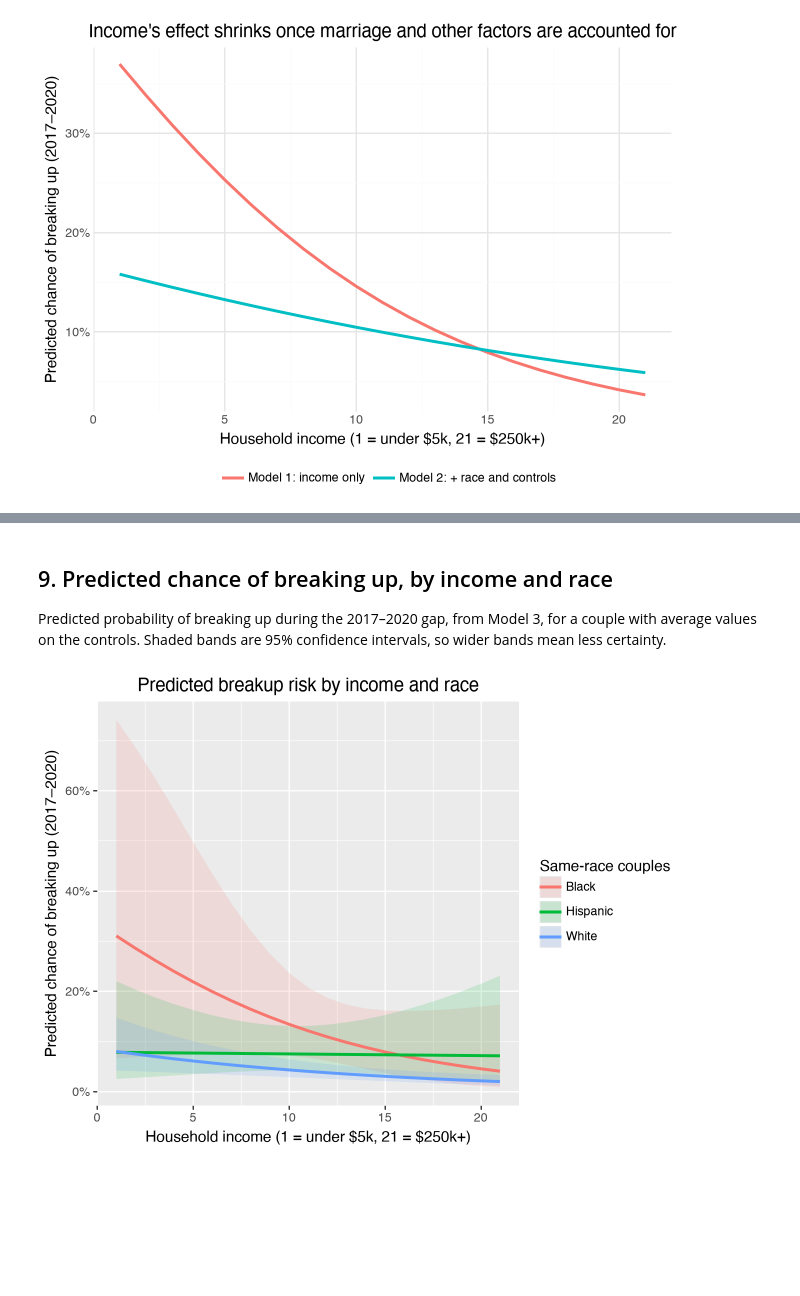
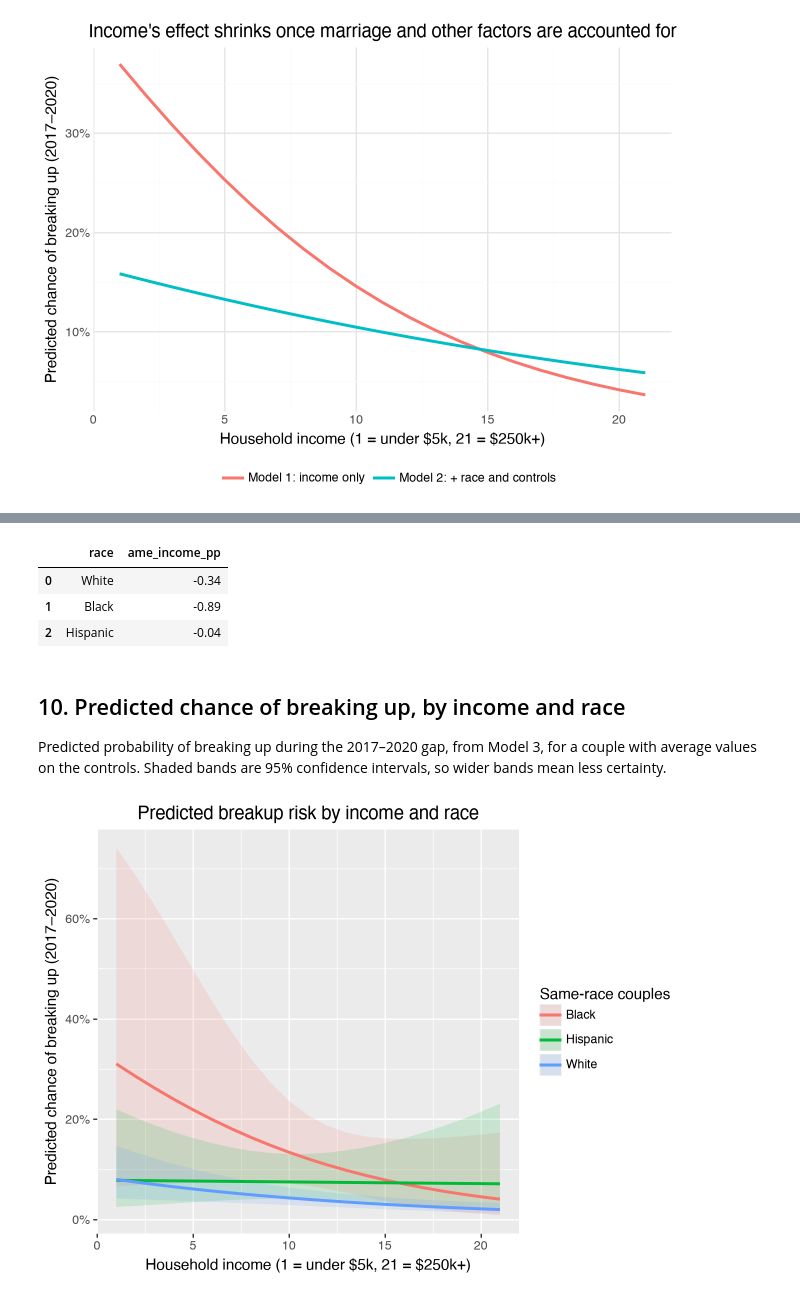
Before and after one commit to janellesoh/hs4002-dalmation-2026, a Jupyter notebook: code/04_analysis.ipynb, the cells around one changed output, grey strips where cells are left out. Saved outputs shown, nothing was run; the diff lists cells and outputs as text; code cells hidden in the pictures; blank space fills up the shorter version.

```diff
--- a/code/04_analysis.ipynb
+++ b/code/04_analysis.ipynb
@@ -252,12 +343,14 @@ test (Model 2 vs Model 3), and a Wald test that also accounts for the clustering
 from scipy.stats import chi2
 
 m3 = smf.logit(f"broke_up ~ income_ordinal * black + income_ordinal * hispanic + {controls}", data=main).fit(
-    disp=False, cov_type="cluster", cov_kwds={"groups": main["caseid_new"]}
-)
+m3 = smf.logit(
+    f"broke_up ~ income_ordinal * black + income_ordinal * hispanic"
+    f" + educ_ordinal * black + educ_ordinal * hispanic + {controls}", data=main
+).fit(disp=False, cov_type="cluster", cov_kwds={"groups": main["caseid_new"]})
 print(m3.summary())
 
-# Do the two interaction terms improve the model?
 lr = 2 * (m3.llf - m2.llf)
-print(f"\nLikelihood-ratio test: LR = {lr:.2f}, p = {chi2.sf(lr, 2):.3f}")
-print(m3.wald_test("income_ordinal:black = 0, income_ordinal:hispanic = 0", scalar=True))
+print(f"\nLikelihood-ratio test: LR = {lr:.2f}, p = {chi2.sf(lr, 4):.3f}")
+print("Income x race:", m3.wald_test("income_ordinal:black = 0, income_ordinal:hispanic = 0", scalar=True))
+print("Education x race:", m3.wald_test("educ_ordinal:black = 0, educ_ordinal:hispanic = 0", scalar=True))
 # %% [output]
@@ -281,5 +363,25 @@ Likelihood-ratio test: LR = 1.56, p = 0.458
+# %%
+# Effect of +1 income bracket on the chance of breaking up, by race
+ame_rows = []
+for race_name, b, h in [("White", 0, 0), ("Black", 1, 0), ("Hispanic", 0, 1)]:
+    t = main.copy()
+    t["black"], t["hispanic"] = b, h
+    p_now = m3.predict(t)
+    t["income_ordinal"] = t["income_ordinal"] + 1
+    p_up = m3.predict(t)
+    ame_rows.append({"race": race_name,
+                     "ame_income_pp": round((p_up - p_now).mean() * 100, 2)})
+
+ame_income_by_race = pd.DataFrame(ame_rows)
+ame_income_by_race.to_csv("../output/tables/ame_income_by_race.csv", index=False)
+ame_income_by_race
+# %% [output]
+|  | race | ame_income_pp |
+| 0 | White | -0.34 |
+| 1 | Black | -0.89 |
+| 2 | Hispanic | -0.04 |
 # %% [markdown]
-## 9. Predicted chance of breaking up, by income and race
+## 10. Predicted chance of breaking up, by income and race
 
 Predicted probability of breaking up during the 2017–2020 gap, from Model 3, for a couple with
 average values on the controls. Shaded bands are 95% confidence intervals, so wider bands mean
```
Also changed, not shown: parts of 28 cells of this notebook, 3 other files.
